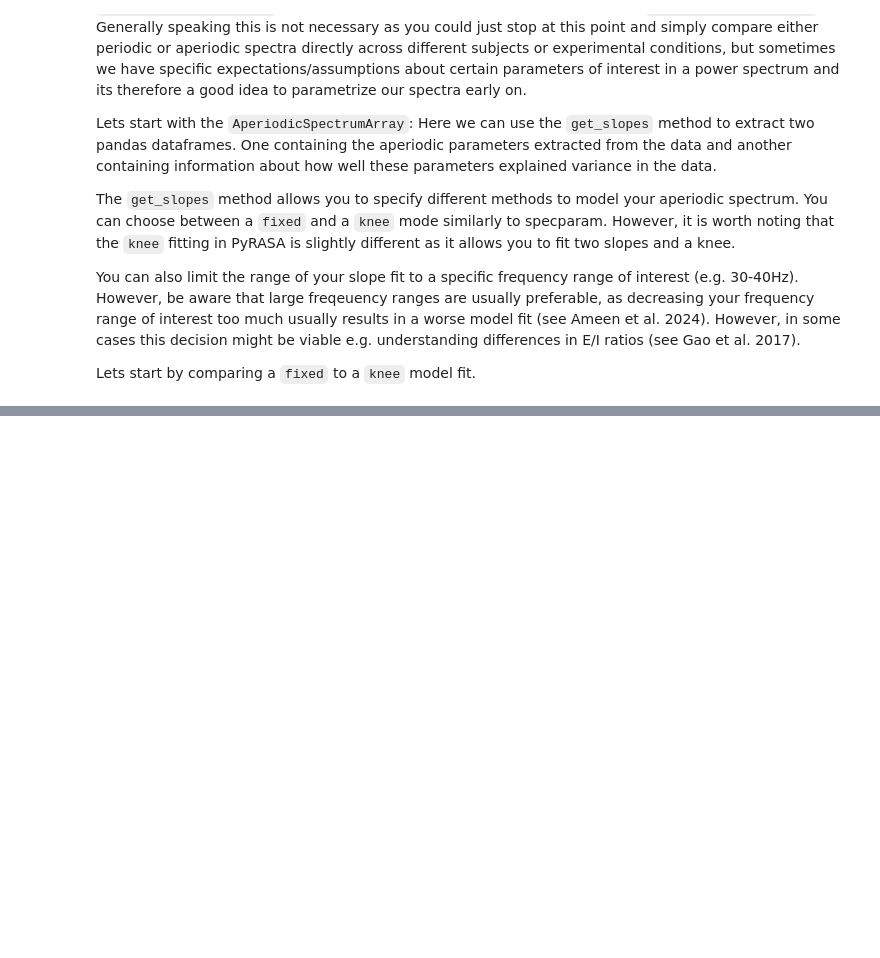
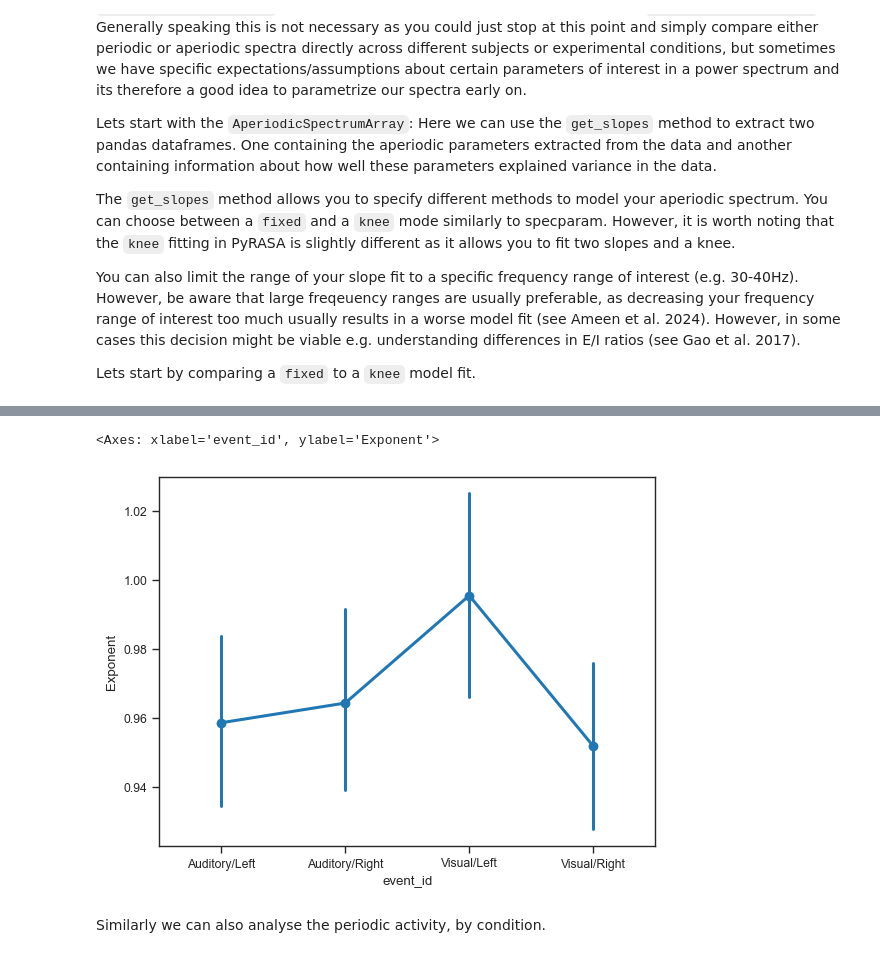
Before and after one commit to schmidtfa/pyrasa, a Jupyter notebook: examples/irasa_mne.ipynb, the cells around one changed output, grey strips where cells are left out. Saved outputs shown, nothing was run; the diff lists cells and outputs as text; code cells hidden in the pictures; blank space fills up the shorter version.

```diff
--- a/examples/irasa_mne.ipynb
+++ b/examples/irasa_mne.ipynb
@@ -252,0 +143,27 @@ df_gof_f['r_squared']
+# %%
+#%% now lets check-out the events
+event_id = {
+    "Auditory/Left": 1,
+    "Auditory/Right": 2,
+    "Visual/Left": 3,
+    "Visual/Right": 4,
+}
+tmin = -0.2
+tmax = 0.5
+
+# Load real data as the template
+event_fname = meg_path / "sample_audvis_filt-0-40_raw-eve.fif"
+events = mne.read_events(event_fname)
+
+
+epochs = mne.Epochs(
+    raw,
+    events,
+    event_id,
+    tmin,
+    tmax,
+    #picks=picks,
+    baseline=None,
+    preload=True,
+    verbose=False,
+)
@@ -252,0 +173,5 @@ df_gof_f['r_squared']
+# %%
+aperiodic, periodic = irasa_epochs(epochs,
+                                   band=(.5, 50),
+                                   hset_info=(1.,2.,.05),
+                                   as_array=False)
@@ -252,0 +180,3 @@ df_gof_f['r_squared']
+# %%
+ap_slope, ap_gof = aperiodic.get_slopes()
+ap_slope.head()
@@ -252,0 +190,9 @@ df_gof_f['r_squared']
+# %%
+ap_data = ap_slope.groupby(['event_id', 'ch_name'])['Exponent'].mean().reset_index()
+
+sns.pointplot(ap_data, x='event_id', y='Exponent')
+# %% [output]
+<Axes: xlabel='event_id', ylabel='Exponent'>
+[figure, added]
+# %% [markdown]
+Similarly we can also analyse the periodic activity, by condition.
```
Also changed, not shown: parts of 17 cells of this notebook, 4 other files.
